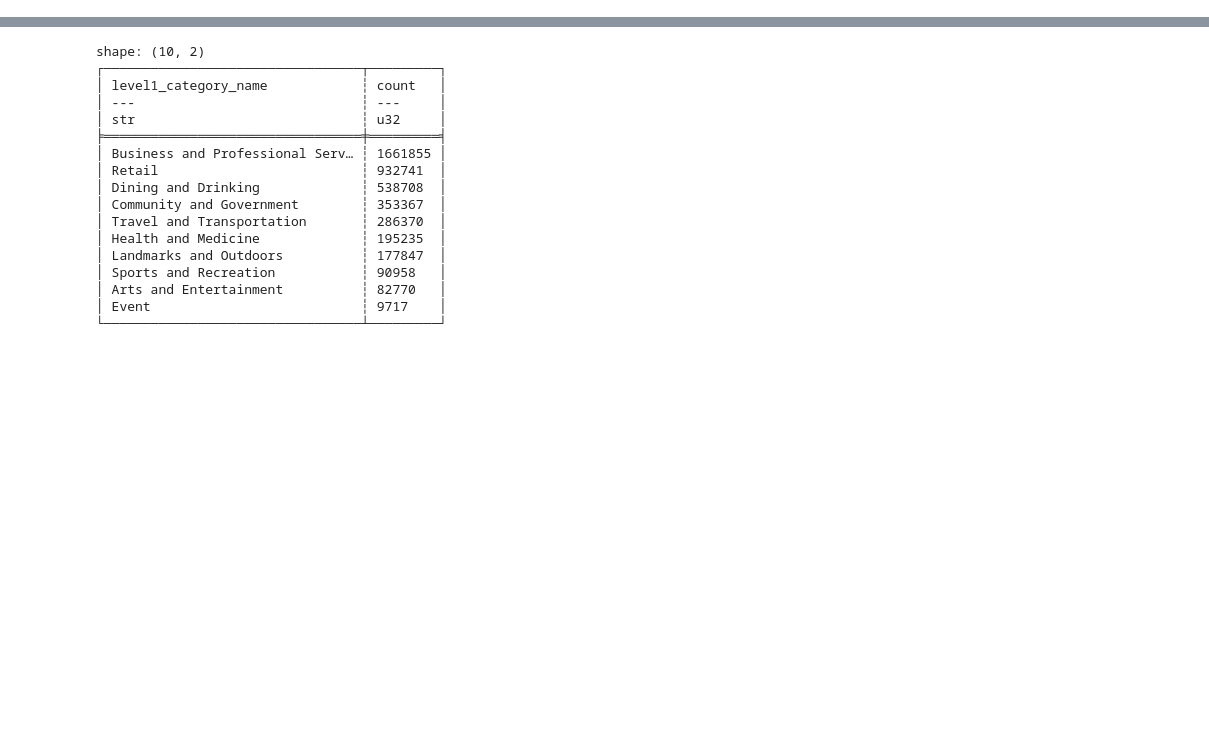
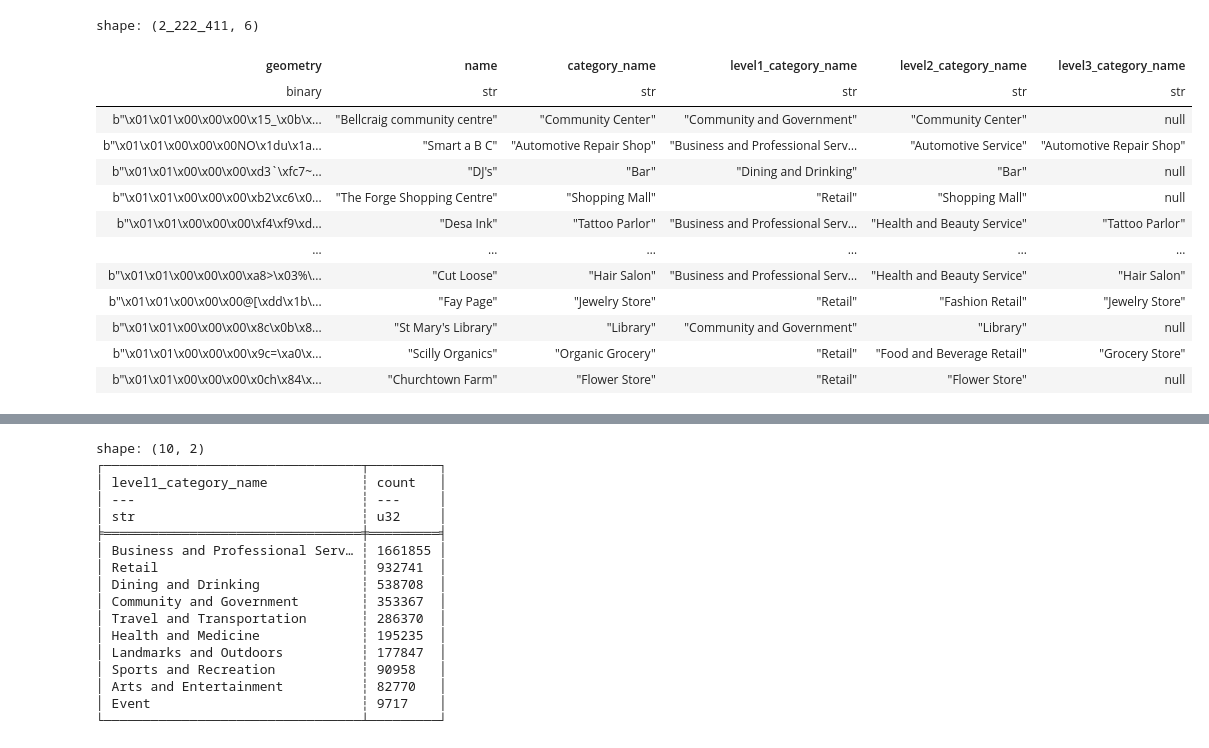
Before and after one commit to GeographicDataService/RetailCentres2026_Unified, a Jupyter notebook: Boundaries/notebooks/cats_explore.ipynb, the cells around one changed output, grey strips where cells are left out. Drawn from its saved outputs; the diff is of its cells as text; code cells hidden in the pictures; blank space fills up the shorter version.

```diff
--- a/Boundaries/notebooks/cats_explore.ipynb
+++ b/Boundaries/notebooks/cats_explore.ipynb
@@ -11,0 +20,57 @@ overture = pl.read_parquet('data/input_files/poi_uk_overture_proc.parquet')
+# %%
+foursquare = foursquare.filter(
+    (foursquare["level1_category_name"] == "Retail")
+    | (foursquare["level1_category_name"] == "Dining and Drinking")
+    | (foursquare["level1_category_name"] == "Arts and Entertainment")
+    | (foursquare["level1_category_name"] == "Sports and Recreation")
+    | (foursquare["level2_category_name"] == "Health and Beauty Service")  #buissness
+    | (foursquare["level2_category_name"] == "Automotive Service")  #buissness
+    # | (foursquare["level3_category_name"] == "ATM") #buisness, finanaical service
+    | (foursquare["level4_category_name"] == "Bank") #buisness, finanaical service
+    | (foursquare["level3_category_name"] == "Credit Union") #buisness, finanaical service
+    | (foursquare["level3_category_name"] == "Real Estate Agency") #buisness,real estate serice
+    | (foursquare["level3_category_name"] == "Law Office")
+    | (foursquare["level3_category_name"] == "Loans Agency") #buisness, finanaical service
+    # | (foursquare["level3_category_name"] == "Insurance Agency") #buisness, finanaical service
+    | (foursquare["level2_category_name"] == "Computer Repair Service") #buisness
+    | (foursquare["level2_category_name"] == "Pet Service") #buisness
+    | (foursquare["level2_category_name"] == "Photography Service") #buisness
+    | (foursquare["level2_category_name"] == "Locksmith") #buisness
+    | (foursquare["level2_category_name"] == "Funeral Home") #buisness
+    | (foursquare["level3_category_name"] == "Coworking Space") #buisness, offce
+    | (foursquare["level2_category_name"] == "Laundry Service") #buisness
+    | (foursquare["level2_category_name"] == "Laundromat") #buisness
+    #transsport
+    | (foursquare["level2_category_name"] == "Fuel Station") #transsport
+    | (foursquare["level2_category_name"] == "Travel Agency") #transsport
+    | (foursquare["level2_category_name"] == "Tourist Information and Service") #transsport (covers tourist info shops and some travel agencies)
+    #medical
+    | (foursquare["level3_category_name"] == "Doctors Office") #most gps
+    | (foursquare["level2_category_name"] == "Dentist") #dentists
+    | (foursquare["level2_category_name"] == "Veterinarian") #vets
+    | (foursquare["level2_category_name"] == "Physical Therapy Clinic") #physio
+    #community
+    | (foursquare["level3_category_name"] == "Post Office") #community
+    | (foursquare["level2_category_name"] == "Library") #community
+    | (foursquare["level2_category_name"] == "Community Center") #community
+    | (foursquare["level2_category_name"] == "Social Club") #community
+)
+# %%
+#save version of foursquare with only cats and name
+foursquare_cats = foursquare.select(['geometry','name', 'category_name', 'level1_category_name', 'level2_category_name', 'level3_category_name'])
+foursquare_cats
+# %% [output]
+shape: (2_222_411, 6)
+| geometry | name | category_name | level1_category_name | level2_category_name | level3_category_name |
+| binary | str | str | str | str | str |
+| b"\x01\x01\x00\x00\x00\x15_\x0b\x... | "Bellcraig community centre" | "Community Center" | "Community and Government" | "Community Center" | null |
+| b"\x01\x01\x00\x00\x00NO\x1du\x1a... | "Smart a B C" | "Automotive Repair Shop" | "Business and Professional Serv… | "Automotive Service" | "Automotive Repair Shop" |
+| b"\x01\x01\x00\x00\x00\xd3`\xfc7~... | "DJ's" | "Bar" | "Dining and Drinking" | "Bar" | null |
+| b"\x01\x01\x00\x00\x00\xb2\xc6\x0... | "The Forge Shopping Centre" | "Shopping Mall" | "Retail" | "Shopping Mall" | null |
+| b"\x01\x01\x00\x00\x00\xf4\xf9\xd... | "Desa Ink" | "Tattoo Parlor" | "Business and Professional Serv… | "Health and Beauty Service" | "Tattoo Parlor" |
+| … | … | … | … | … | … |
+| b"\x01\x01\x00\x00\x00\xa8>\x03%\... | "Cut Loose" | "Hair Salon" | "Business and Professional Serv… | "Health and Beauty Service" | "Hair Salon" |
+| b"\x01\x01\x00\x00\x00@[\xdd\x1b\... | "Fay Page" | "Jewelry Store" | "Retail" | "Fashion Retail" | "Jewelry Store" |
+| b"\x01\x01\x00\x00\x00\x8c\x0b\x8... | "St Mary's Library" | "Library" | "Community and Government" | "Library" | null |
+| b"\x01\x01\x00\x00\x00\x9c=\xa0\x... | "Scilly Organics" | "Organic Grocery" | "Retail" | "Food and Beverage Retail" | "Grocery Store" |
+| b"\x01\x01\x00\x00\x00\x0ch\x84\x... | "Churchtown Farm" | "Flower Store" | "Retail" | "Flower Store" | null |
```
Also changed, not shown: parts of 13 cells of this notebook, 10 other files.
